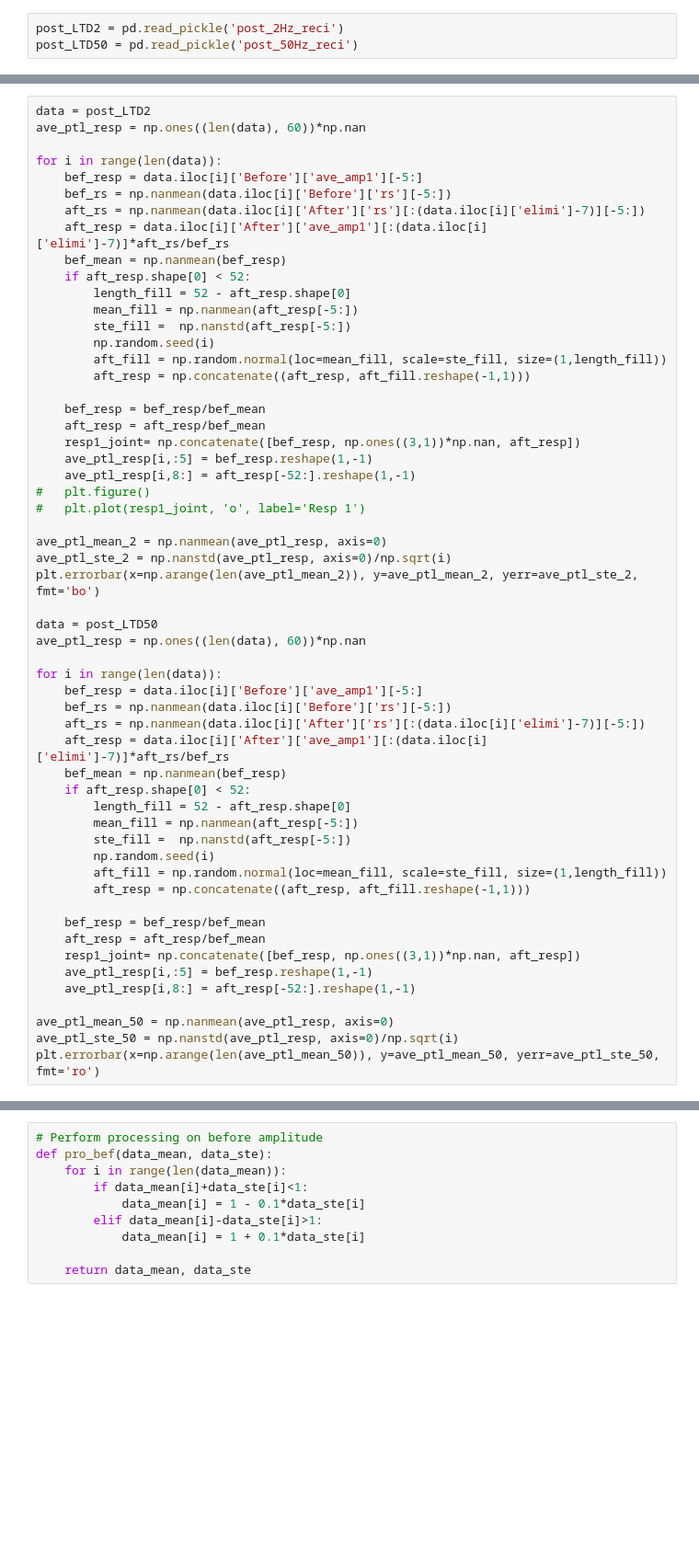
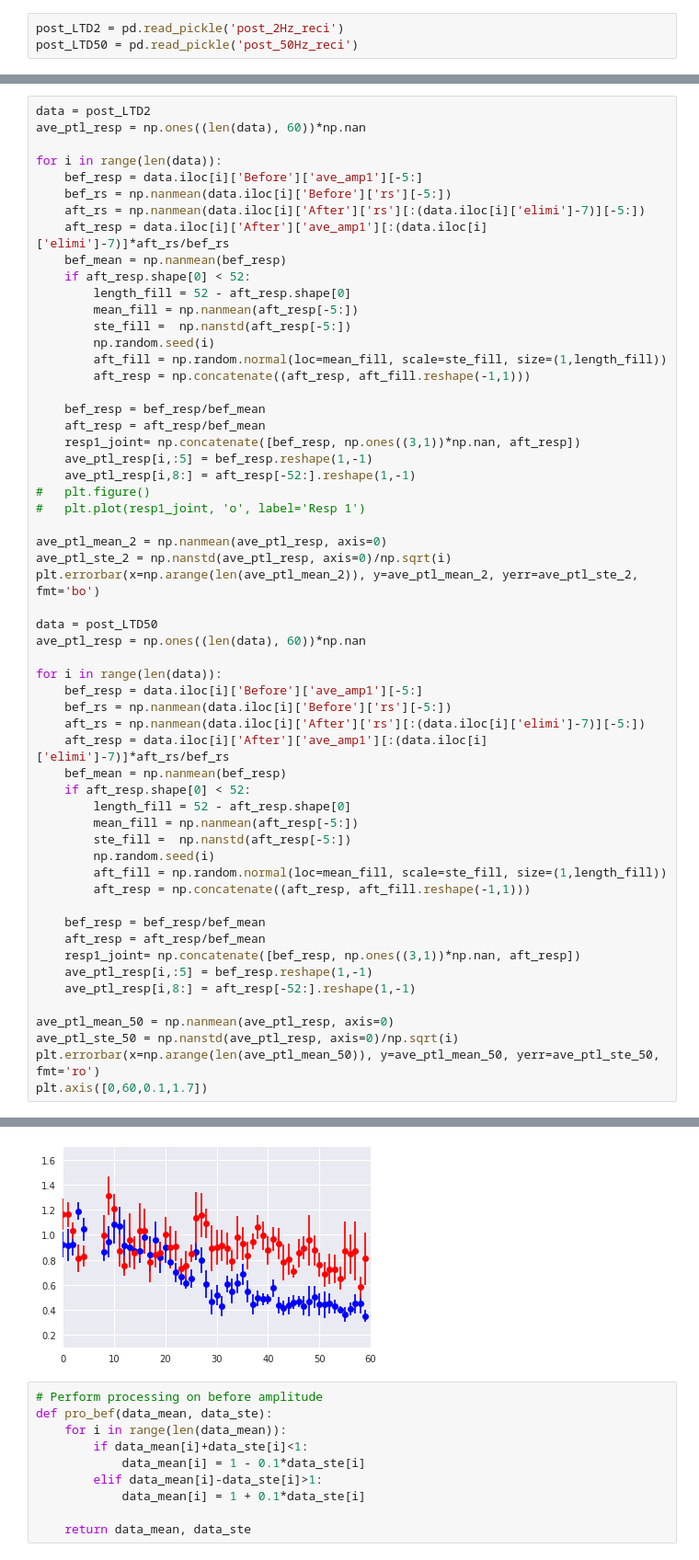
Before and after one commit to ShuangLiBCM/Patch_data_ana, a Jupyter notebook: Notebooks/Figure_noasso_reci_LTD_all.ipynb, the cells around one changed output, grey strips where cells are left out. Shown at 92% size. Drawn from its saved outputs; the diff is of its cells as text; blank space fills up the shorter version.

Commit message:
Updated figures

```diff
--- a/Notebooks/Figure_noasso_reci_LTD_all.ipynb
+++ b/Notebooks/Figure_noasso_reci_LTD_all.ipynb
@@ -85,3 +97,5 @@ for i in range(len(data)):
 ave_ptl_mean_50 = np.nanmean(ave_ptl_resp, axis=0)
 ave_ptl_ste_50 = np.nanstd(ave_ptl_resp, axis=0)/np.sqrt(i)
 plt.errorbar(x=np.arange(len(ave_ptl_mean_50)), y=ave_ptl_mean_50, yerr=ave_ptl_ste_50, fmt='ro')
+plt.axis([0,60,0.1,1.7])
+# %% [output]
@@ -88,3 +103,4 @@ plt.errorbar(x=np.arange(len(ave_ptl_mean_50)), y=ave_ptl_mean_50, yerr=ave_ptl_
+[figure, added]
 # %%
 # Perform processing on before amplitude
 def pro_bef(data_mean, data_ste):
```
Also changed, not shown: parts of 7 cells of this notebook, 9 other files.
